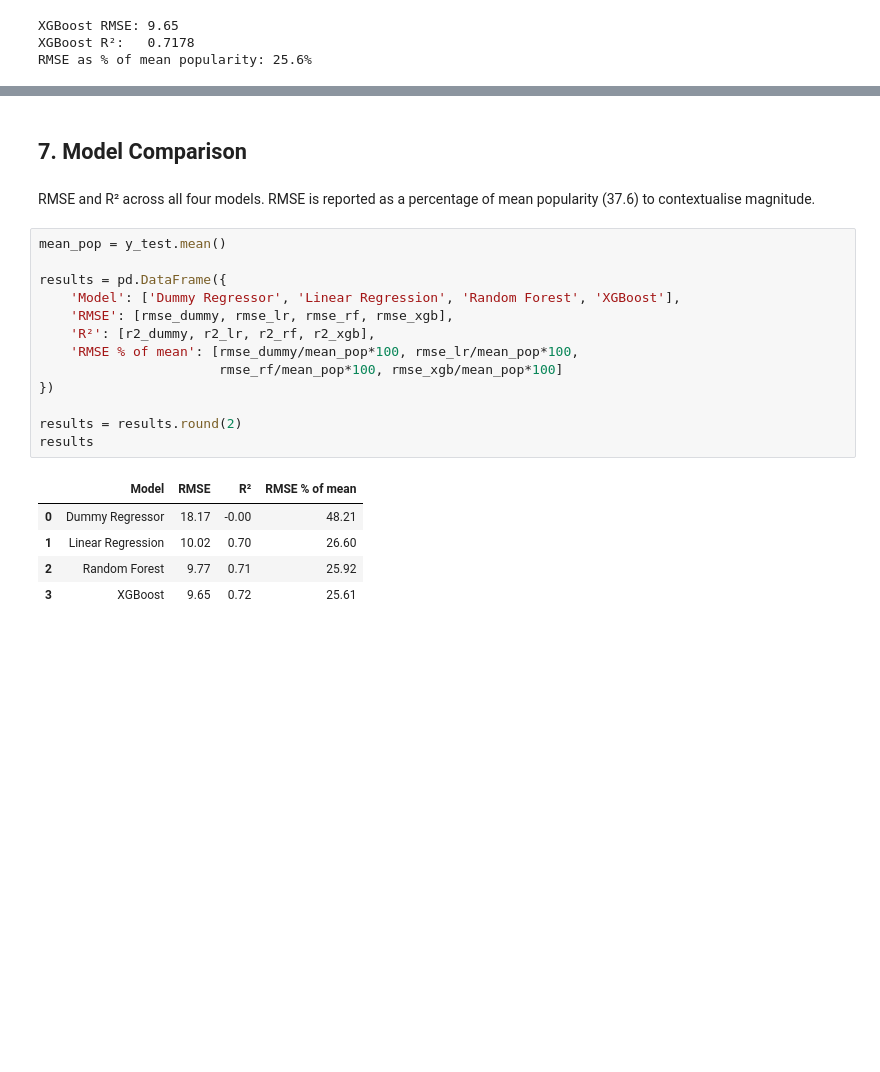
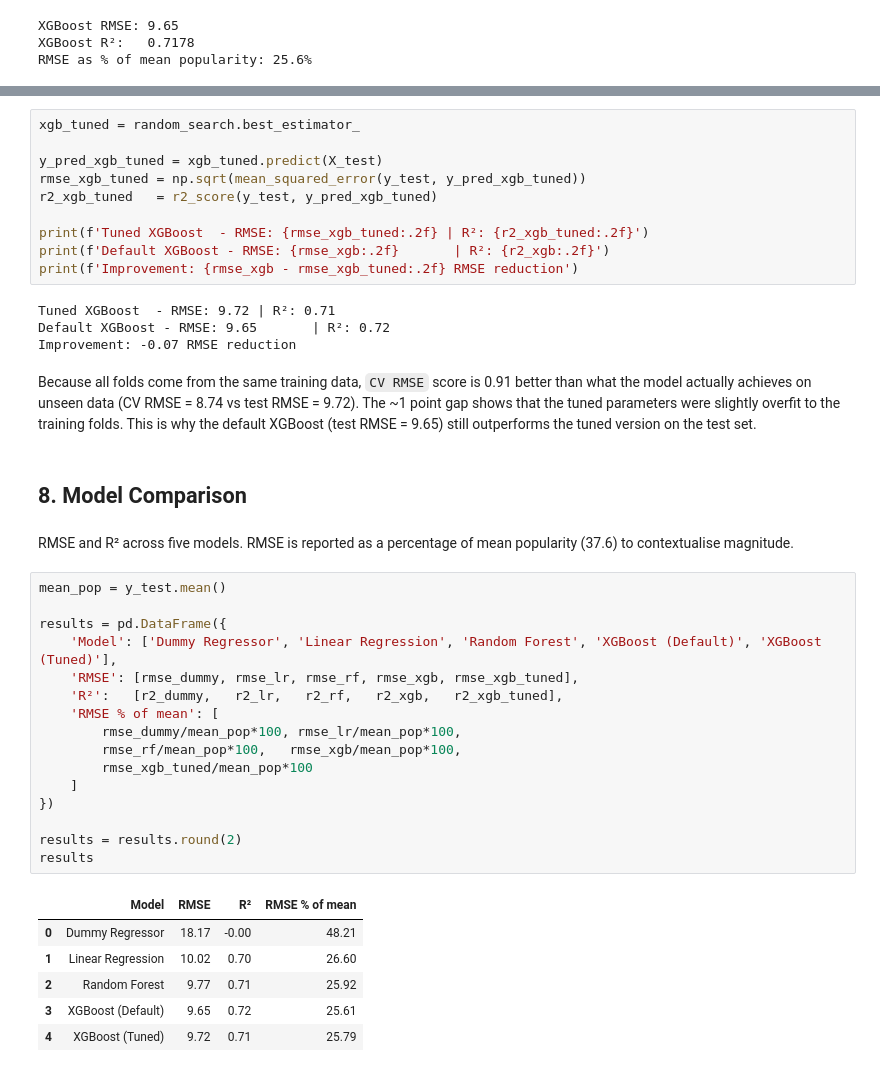
Before and after one commit to cagla-akin/spotify-ml-capstone, a Jupyter notebook: Spotify_HitPredictor_Final.ipynb, the cells around one changed output, grey strips where cells are left out. Cells and saved outputs as stored; diff of their text form; blank space fills up the shorter version.

Commit message:
Add hyperparameter tuning section and overfitting analysis

```diff
--- a/Spotify_HitPredictor_Final.ipynb
+++ b/Spotify_HitPredictor_Final.ipynb
@@ -735,23 +772,43 @@ RMSE as % of mean popularity: 25.6%
+# %%
+xgb_tuned = random_search.best_estimator_
+
+y_pred_xgb_tuned = xgb_tuned.predict(X_test)
+rmse_xgb_tuned = np.sqrt(mean_squared_error(y_test, y_pred_xgb_tuned))
+r2_xgb_tuned   = r2_score(y_test, y_pred_xgb_tuned)
+
+print(f'Tuned XGBoost  - RMSE: {rmse_xgb_tuned:.2f} | R²: {r2_xgb_tuned:.2f}')
+print(f'Default XGBoost - RMSE: {rmse_xgb:.2f}       | R²: {r2_xgb:.2f}')
+print(f'Improvement: {rmse_xgb - rmse_xgb_tuned:.2f} RMSE reduction')
+# %% [output]
+Tuned XGBoost  - RMSE: 9.72 | R²: 0.71
+Default XGBoost - RMSE: 9.65       | R²: 0.72
+Improvement: -0.07 RMSE reduction
+# %% [markdown]
+Because all folds come from the same training data, `CV RMSE` score is 0.91 better than what the model actually achieves on unseen data (CV RMSE = 8.74 vs test RMSE = 9.72). The ~1 point gap shows that the tuned parameters were slightly overfit to the training folds. This is why the default XGBoost (test RMSE = 9.65) still outperforms the tuned version on the test set.
 # %% [markdown]
-## 7. Model Comparison
+## 8. Model Comparison
 # %% [markdown]
-RMSE and R² across all four models. RMSE is reported as a percentage of mean popularity (37.6) to contextualise magnitude.
+RMSE and R² across five models. RMSE is reported as a percentage of mean popularity (37.6) to contextualise magnitude.
 # %%
 mean_pop = y_test.mean()
 
 results = pd.DataFrame({
-    'Model': ['Dummy Regressor', 'Linear Regression', 'Random Forest', 'XGBoost'],
-    'RMSE': [rmse_dummy, rmse_lr, rmse_rf, rmse_xgb],
-    'R²': [r2_dummy, r2_lr, r2_rf, r2_xgb],
-    'RMSE % of mean': [rmse_dummy/mean_pop*100, rmse_lr/mean_pop*100,
-                       rmse_rf/mean_pop*100, rmse_xgb/mean_pop*100]
+    'Model': ['Dummy Regressor', 'Linear Regression', 'Random Forest', 'XGBoost (Default)', 'XGBoost (Tuned)'],
+    'RMSE': [rmse_dummy, rmse_lr, rmse_rf, rmse_xgb, rmse_xgb_tuned],
+    'R²':   [r2_dummy,   r2_lr,   r2_rf,   r2_xgb,   r2_xgb_tuned],
+    'RMSE % of mean': [
+        rmse_dummy/mean_pop*100, rmse_lr/mean_pop*100,
+        rmse_rf/mean_pop*100,   rmse_xgb/mean_pop*100,
+        rmse_xgb_tuned/mean_pop*100
+    ]
 })
 
 results = results.round(2)
 results
 # %% [output]
 |  | Model | RMSE | R² | RMSE % of mean |
 | 0 | Dummy Regressor | 18.17 | -0.00 | 48.21 |
 | 1 | Linear Regression | 10.02 | 0.70 | 26.60 |
 | 2 | Random Forest | 9.77 | 0.71 | 25.92 |
-| 3 | XGBoost | 9.65 | 0.72 | 25.61 |
+| 3 | XGBoost (Default) | 9.65 | 0.72 | 25.61 |
+| 4 | XGBoost (Tuned) | 9.72 | 0.71 | 25.79 |
```
Also changed, not shown: parts of 8 cells of this notebook, 1 other file.
